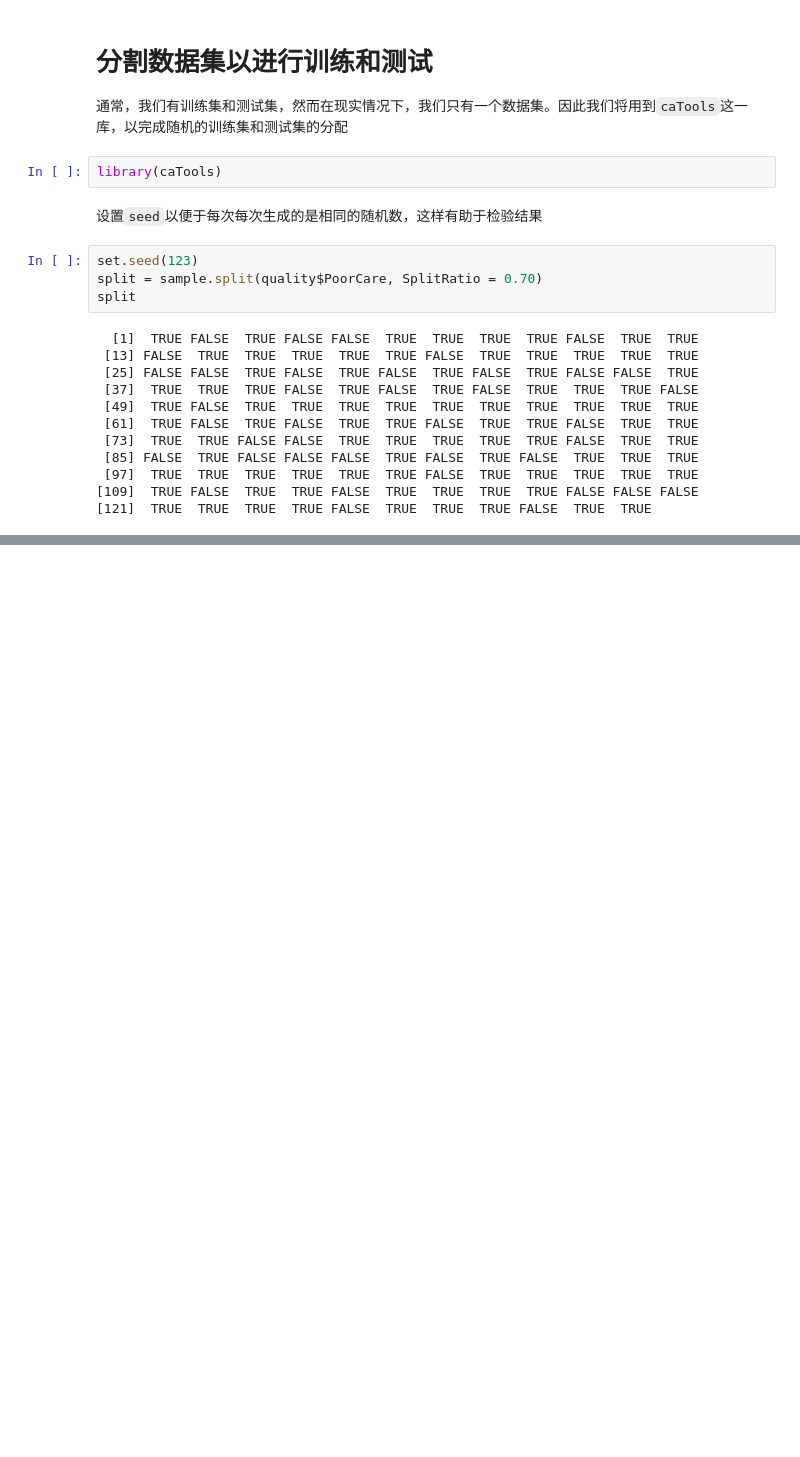
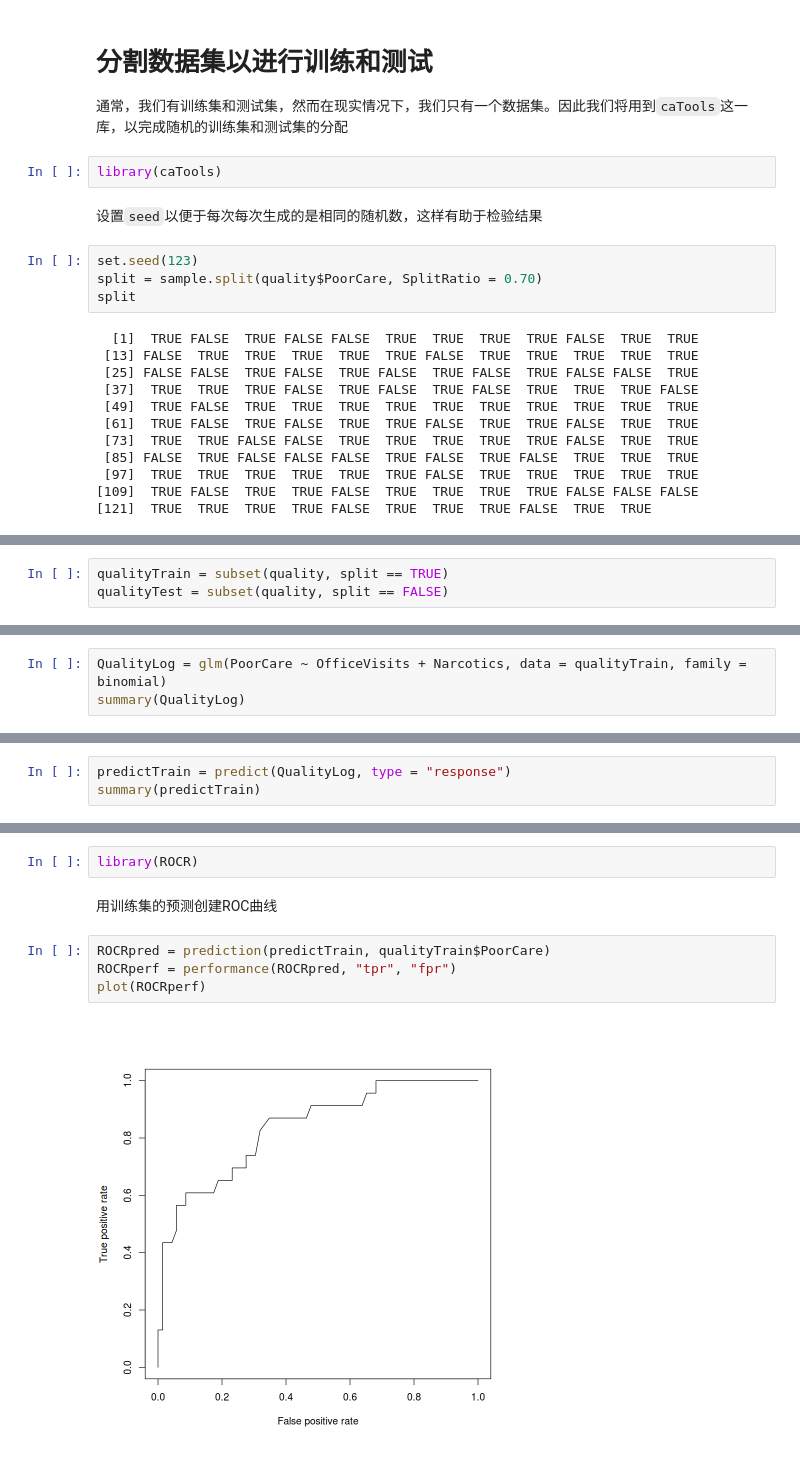
Before and after one commit to Jerrywang959/jerrywang_note, a Jupyter notebook: docs/R_study/Logistic_reg.ipynb, the cells around one changed output, grey strips where cells are left out. Cells and saved outputs as stored; diff of their text form; blank space fills up the shorter version.

```diff
--- a/docs/R_study/Logistic_reg.ipynb
+++ b/docs/R_study/Logistic_reg.ipynb
@@ -101,0 +104,3 @@ split
+# %%
+qualityTrain = subset(quality, split == TRUE)
+qualityTest = subset(quality, split == FALSE)
@@ -101,0 +122,3 @@ split
+# %%
+QualityLog = glm(PoorCare ~ OfficeVisits + Narcotics, data = qualityTrain, family = binomial)
+summary(QualityLog)
@@ -101,0 +151,3 @@ split
+# %%
+predictTrain = predict(QualityLog, type = "response")
+summary(predictTrain)
@@ -101,0 +218,10 @@ split
+# %%
+library(ROCR)
+# %% [markdown]
+用训练集的预测创建ROC曲线
+# %%
+ROCRpred = prediction(predictTrain, qualityTrain$PoorCare)
+ROCRperf = performance(ROCRpred, "tpr", "fpr")
+plot(ROCRperf)
+# %% [output]
+[figure, added]
```
Also changed, not shown: parts of 33 cells of this notebook, 4 other files.
